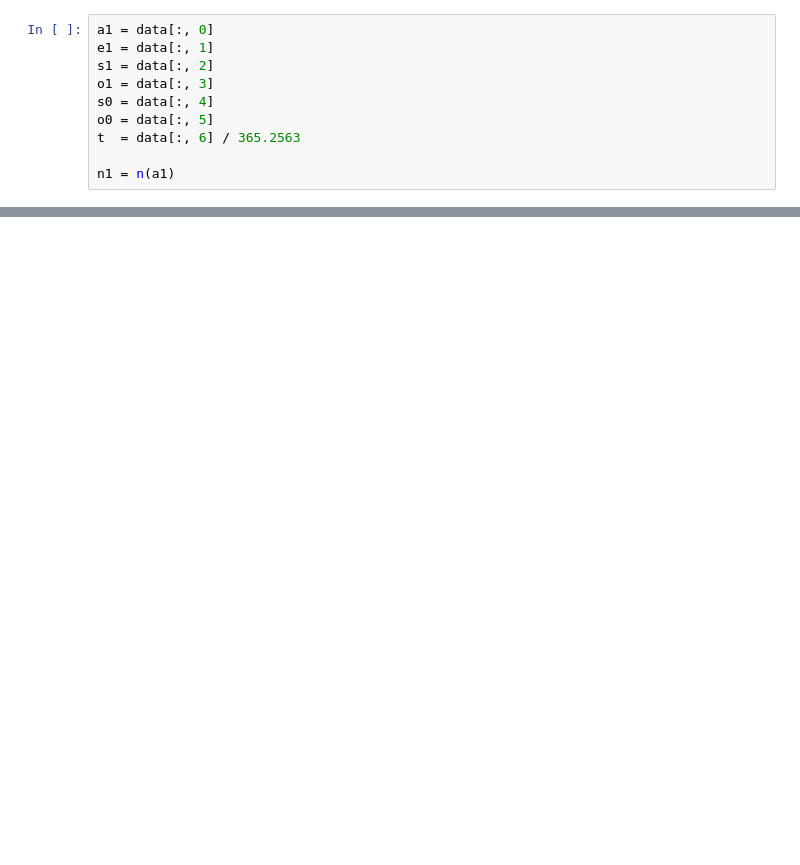
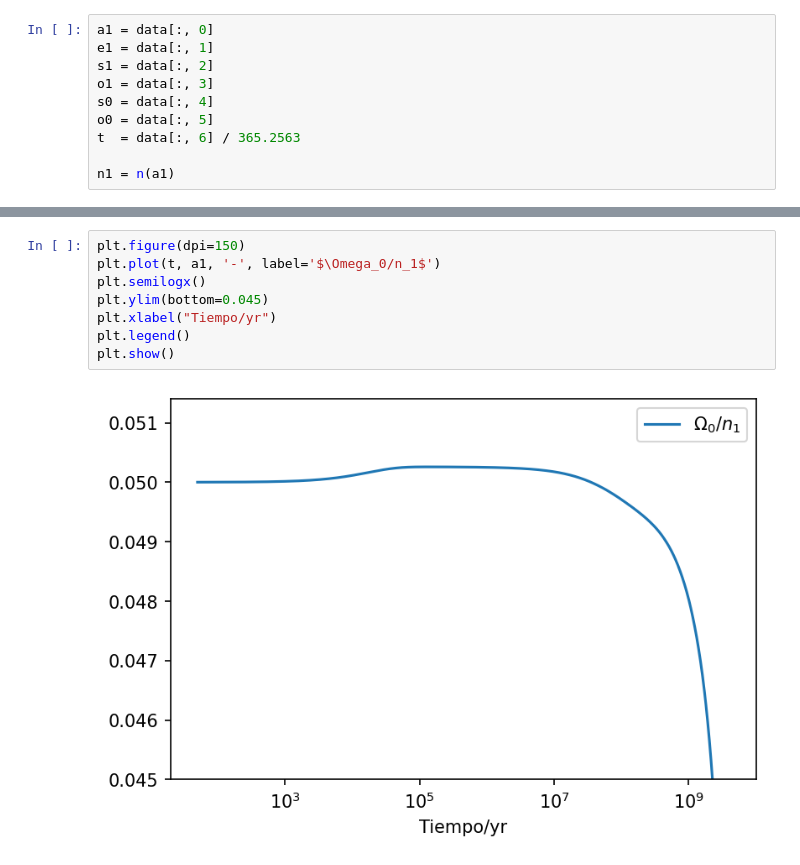
Before and after one commit to Gianuzzi/TidalEvolution, a Jupyter notebook: Fortran/Plot_salida.ipynb, the cells around one changed output, grey strips where cells are left out. Cells and saved outputs as stored; diff of their text form; blank space fills up the shorter version.

```diff
--- a/Fortran/Plot_salida.ipynb
+++ b/Fortran/Plot_salida.ipynb
@@ -65,0 +72,10 @@ plt.show()
+# %%
+plt.figure(dpi=150)
+plt.plot(t, a1, '-', label='$\Omega_0/n_1$')
+plt.semilogx()
+plt.ylim(bottom=0.045)
+plt.xlabel("Tiempo/yr")
+plt.legend()
+plt.show()
+# %% [output]
+[figure, added]
```
Also changed, not shown: parts of 3 cells of this notebook, 25 other files.
